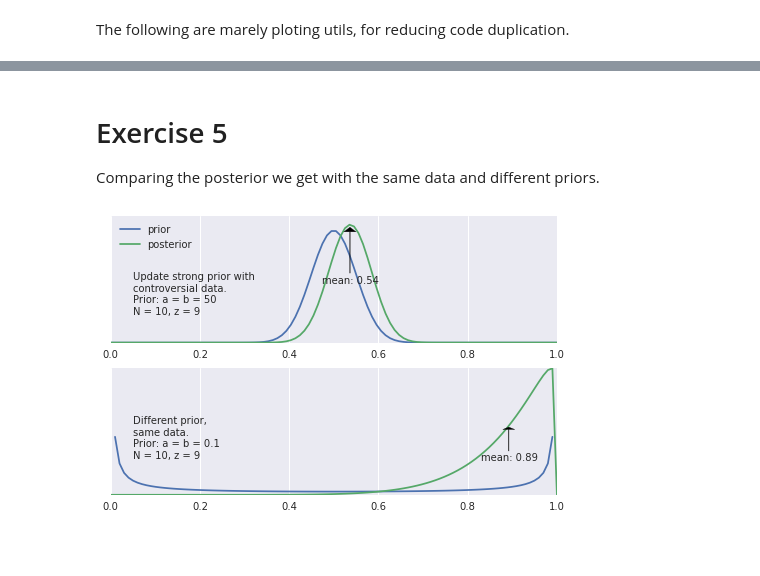
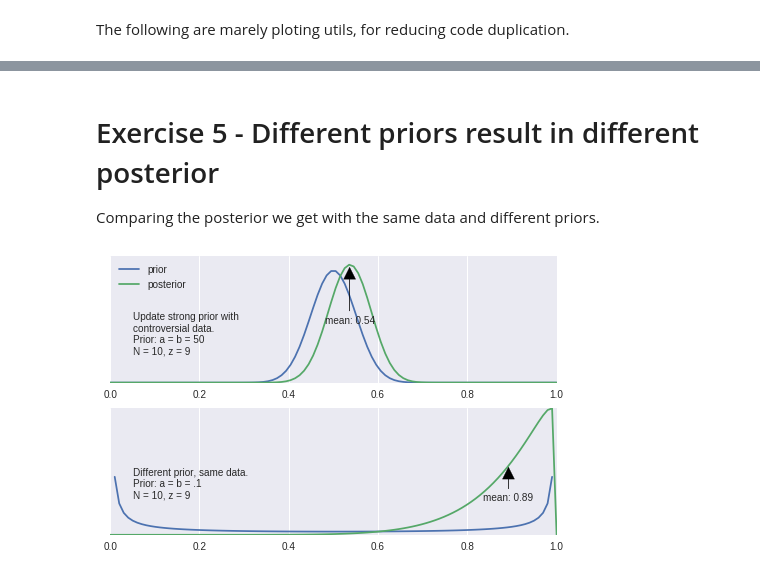
Before and after one commit to Nagasaki45/dbdapy, a Jupyter notebook: ch06.ipynb, the cells around one changed output, grey strips where cells are left out. Cells and saved outputs as stored; diff of their text form; code cells hidden in the pictures; blank space fills up the shorter version.

```diff
--- a/ch06.ipynb
+++ b/ch06.ipynb
@@ -35,9 +41,10 @@ def distribution_hdi(distribution, interval_mass=.95):
 # %% [markdown]
 The following are marely ploting utils, for reducing code duplication.
 # %%
-def prior_posterior_plot(prior, posterior, text, hdi_tails=None):
+def prior_posterior_plot(prior, posterior, *, hdi_tails=None, text=None):
     x = np.linspace(0, 1, 100)
-    plt.text(.05, 2, text)
+    if text:
+        plt.text(.05, 2, text)
     plt.plot(x, prior.pdf(x), label='prior')
     plt.plot(x, posterior.pdf(x), label='posterior')
 
@@ -113,19 +113,16 @@ plt.figure(figsize=(8, 5))
 plt.subplot(2, 1, 1)
 a, b = 1, 1
 prior = beta(a, b)
-a, b = update_beta(a, b, N=100, z=58)
-posterior = beta(a, b)
-text = 'From uniform to 100 flips,\n58 heads'
-hdi_tails = distribution_hdi(posterior)
-prior_posterior_plot(prior, posterior, text, hdi_tails=hdi_tails)
-plt.legend(loc=2)
+posterior = update_beta(prior, N=100, z=58)
+prior_posterior_plot(prior, posterior, hdi_tails=distribution_hdi(posterior),
+                     text='From uniform to 100 flips,\n58 heads')
 
 # Question B
 plt.subplot(2, 1, 2)
 prior = posterior
-a, b = update_beta(a, b, N=100, z=57)
-posterior = beta(a, b)
-text = 'Additional 100 flips,\n57 heads'
-hdi_tails = distribution_hdi(posterior)
-prior_posterior_plot(prior, posterior, text, hdi_tails=hdi_tails)
+posterior = update_beta(prior, N=100, z=57)
+prior_posterior_plot(prior, posterior, hdi_tails=distribution_hdi(posterior),
+                     text='Additional 100 flips,\n57 heads')
+
+plt.legend(loc='best');
 # %% [output]
@@ -183,31 +185,32 @@ _ = plt.legend(loc='best')
 # %% [markdown]
-# Exercise 5
+# Exercise 5 - Different priors result in different posterior
 
 Comparing the posterior we get with the same data and different priors.
 # %%
 plt.figure(figsize=(8, 5))
 
 # Question A
 plt.subplot(2, 1, 1)
 a = b = 50  # Strong prior belief that the coin is fair
 prior = beta(a, b)
-posterior = beta(*update_beta(a, b, N=10, z=9))
-text = '''Update strong prior with\ncontroversial data.
-Prior: a = b = {}
+posterior = update_beta(prior, N=10, z=9)
+text = '''Update strong prior with
+controversial data.
+Prior: a = b = 50
 N = 10, z = 9
-'''.format(a).strip()
-prior_posterior_plot(prior, posterior, text)
+'''.strip()
+prior_posterior_plot(prior, posterior, text=text)
 plt.legend(loc=2)
 
 # Question B
 plt.subplot(2, 1, 2)
 a = b = .1  # Strong prior belief that the coin is unfair
 prior = beta(a, b)
-posterior = beta(*update_beta(a, b, N=10, z=9))
-text = '''Different prior,\nsame data.
-Prior: a = b = {}
+posterior = update_beta(prior, N=10, z=9)
+text = '''Different prior, same data.
+Prior: a = b = .1
 N = 10, z = 9
-'''.format(a).strip()
-prior_posterior_plot(prior, posterior, text)
+'''.strip()
+prior_posterior_plot(prior, posterior, text=text)
 # %% [output]
-[figure, old version]
+[figure, new version]
```
Also changed, not shown: parts of 17 cells of this notebook.
